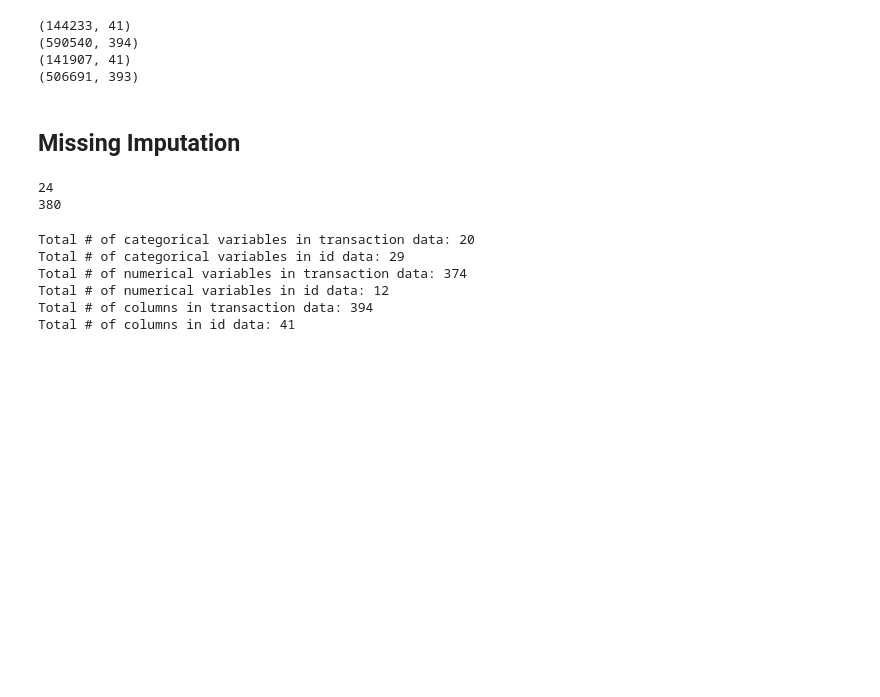
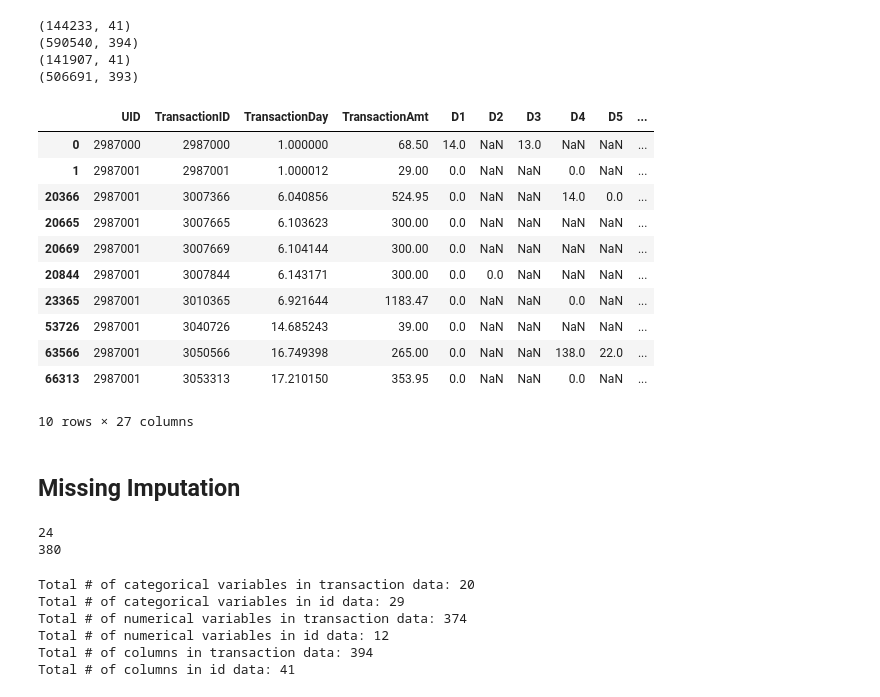
Before and after one commit to suvkp/fraud_detection, a Jupyter notebook: notebook/02_first_step.ipynb, the cells around one changed output. Saved outputs shown, nothing was run; the diff lists cells and outputs as text; code cells hidden in the pictures; blank space fills up the shorter version.

```diff
--- a/notebook/02_first_step.ipynb
+++ b/notebook/02_first_step.ipynb
@@ -32,6 +32,28 @@ print(test_trans.dataset.shape)
 (590540, 394)
 (141907, 41)
 (506691, 393)
+# %%
+train_trans.dataset['TransactionDay'] = train_trans.dataset['TransactionDT']/(60*60*24)
+
+train_trans.dataset['UID_temp'] = train_trans.dataset['D1'].astype(str) + '-' + train_trans.dataset['card1'].astype(str) + '-' + train_trans.dataset['addr1'].astype(str)
+uid_map = train_trans.dataset.groupby('UID_temp')['TransactionID'].first().reset_index().rename(columns={'TransactionID': 'UID'})
+uid_map['UID'] = uid_map['UID'].astype(np.int32)
+train_trans_uid = train_trans.dataset.merge(uid_map, on='UID_temp', how='left', suffixes=('', '_y'))
+# %%
+train_trans_uid[['UID', 'TransactionID', 'TransactionDay', 'TransactionAmt']+ [f'D{i+1}' for i in range(15)] + [f'card{i+1}' for i in range(6)] + ['addr1', 'addr2']].sort_values(by=['UID','TransactionID']).head(10)
+# %% [output]
+|  | UID | TransactionID | TransactionDay | TransactionAmt | D1 | D2 | D3 | D4 | D5 | ... |
+| 0 | 2987000 | 2987000 | 1.000000 | 68.50 | 14.0 | NaN | 13.0 | NaN | NaN | ... |
+| 1 | 2987001 | 2987001 | 1.000012 | 29.00 | 0.0 | NaN | NaN | 0.0 | NaN | ... |
+| 20366 | 2987001 | 3007366 | 6.040856 | 524.95 | 0.0 | NaN | NaN | 14.0 | 0.0 | ... |
+| 20665 | 2987001 | 3007665 | 6.103623 | 300.00 | 0.0 | NaN | NaN | NaN | NaN | ... |
+| 20669 | 2987001 | 3007669 | 6.104144 | 300.00 | 0.0 | NaN | NaN | NaN | NaN | ... |
+| 20844 | 2987001 | 3007844 | 6.143171 | 300.00 | 0.0 | 0.0 | NaN | NaN | NaN | ... |
+| 23365 | 2987001 | 3010365 | 6.921644 | 1183.47 | 0.0 | NaN | NaN | 0.0 | NaN | ... |
+| 53726 | 2987001 | 3040726 | 14.685243 | 39.00 | 0.0 | NaN | NaN | NaN | NaN | ... |
+| 63566 | 2987001 | 3050566 | 16.749398 | 265.00 | 0.0 | NaN | NaN | 138.0 | 22.0 | ... |
+| 66313 | 2987001 | 3053313 | 17.210150 | 353.95 | 0.0 | NaN | NaN | 0.0 | NaN | ... |
+10 rows × 27 columns
 # %% [markdown]
 ## Missing Imputation
 # %%
```
Also changed, not shown: 1 other file.
